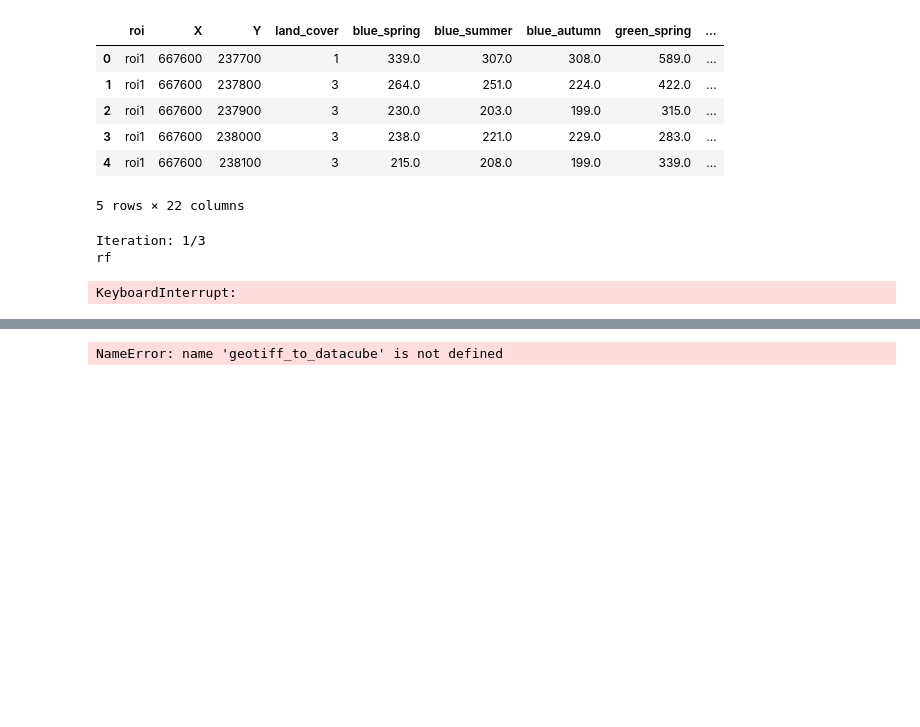
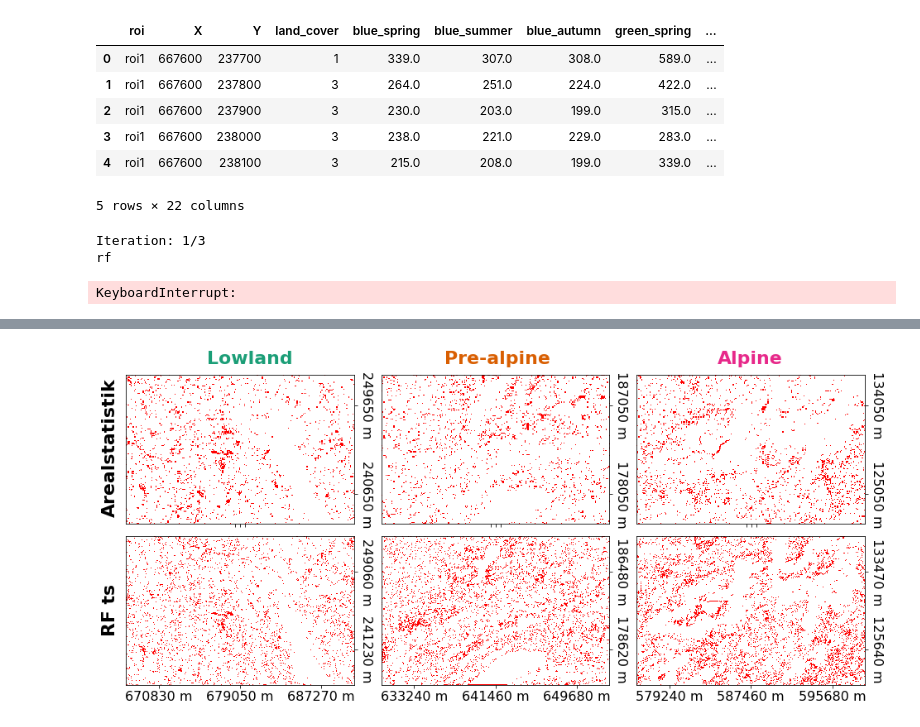
Before and after one commit to SebastianHafner/masterthesis, a Jupyter notebook: classification.ipynb, the cells around one changed output, grey strips where cells are left out. Saved outputs shown, nothing was run; the diff lists cells and outputs as text; code cells hidden in the pictures; blank space fills up the shorter version.

```diff
--- a/classification.ipynb
+++ b/classification.ipynb
@@ -1265,7 +1428,7 @@ error_matrix_as2013.print_summary()
 # change detection
 
 folder_validation = 'data/arealstatistik/'
-folder_maps = 'data/classification_data'
+folder_maps = 'data/classification_data/'
 
 rois = ['roi1','roi2','roi3']
 
@@ -1276,9 +1439,9 @@ def get_change(fname_t1,fname_t2):
     map_t2, _, _ = geotiff_to_datacube(fname_t2)
 
     shape = map_t1.shape
-    change = np.zeros((shape[0],shape[1]),dtype.np.int)
+    change = np.zeros((shape[0],shape[1]),dtype=np.int)
 
-    for index, _ in np.ndenumerate(change_):
+    for index, _ in np.ndenumerate(change):
         irow, icol = index
 
         lc_t1 = map_t1[irow,icol]
@@ -1292,29 +1455,27 @@ def get_change(fname_t1,fname_t2):
 for iroi, roi in enumerate(rois):
 
     # change validation
-    fname_val_as2004 = f'{folder_validation}validation_{roi}_as2004'
-    fname_val_as2013 = f'{folder_validation}validation_{roi}_as2013'
-    change_val geotransform, epsg = get_change(fname_val_as2004,fname_val_as2013)
+    fname_val_as2004 = f'{folder_validation}validation_{roi}_as2004.tif'
+    fname_val_as2013 = f'{folder_validation}validation_{roi}_as2013.tif'
+    change_val, geotransform, epsg = get_change(fname_val_as2004,fname_val_as2013)
     save_geotiff(change_val,geotransform,epsg,f'{folder_maps}change_validation_{roi}')
 
     # change classification
-    fname_class_as2004 = f'{folder_maps}rf_ts_{roi}_as2004'
-    fname_class_as2013 = f'{folder_maps}rf_ts_{roi}_as2013'
-    change_class geotransform, epsg = get_change(fname_class_as2004,fname_class_as2013)
+    fname_class_as2004 = f'{folder_maps}rf_ts_{roi}_as2004.tif'
+    fname_class_as2013 = f'{folder_maps}rf_ts_{roi}_as2013.tif'
+    change_class, geotransform, epsg = get_change(fname_class_as2004,fname_class_as2013)
     save_geotiff(change_class,geotransform,epsg,f'{folder_maps}change_rf_ts_{roi}')
-# %% [output]
-NameError: name 'geotiff_to_datacube' is not defined
 # %%
 # plot change
 
 
 def plot_change(ax,fname,show_xlabels=True,show_ylabels=True):
 
-    cmap = mpl.colors.ListedColormap(['#00000','#ff0000'])
+    cmap = mpl.colors.ListedColormap(['#ffffff','#ff0000'])
     norm = mpl.colors.BoundaryNorm(np.arange(-0.5,2), cmap.N)
 
     change, geotransform, epsg = geotiff_to_datacube(fname)
-    shape = (classification.shape[0], classification.shape[1], 1)
+    shape = (change.shape[0], change.shape[1], 1)
 
     im = ax.imshow(change[:,:,0], cmap=cmap, norm=norm)
 
@@ -1344,31 +1505,33 @@ def plot_change(ax,fname,show_xlabels=True,show_ylabels=True):
 
 rois = ['roi1','roi2','roi3']
 roi_names = ['Lowland','Pre-alpine','Alpine']
 roi_colors = ['#1b9e77','#d95f02','#e7298a']
 
 
 
-folder_maps = 'data/classification_data'
+folder_maps = 'data/classification_data/'
 
 
 fontsize_title = 22
 fontsize = 16
 
 fig, axs = plt.subplots(2,3, figsize=(16,7), facecolor='w', edgecolor='k') #sharey=True
 plt.rcParams.update({'font.size': fontsize})
 fig.subplots_adjust(hspace=0.05, wspace=0.12)
 axs = axs.ravel()
 
 for iroi, roi in enumerate(rois):
 
     plot_change(axs[iroi],f'{folder_maps}change_validation_{roi}.tif',False)
     plot_change(axs[iroi+3],f'{folder_maps}change_rf_ts_{roi}.tif')
 
 fig.text(0.1, 0.7, 'Arealstatistik', va='center', rotation='vertical',fontweight='bold',fontsize=fontsize_title)
 fig.text(0.1, 0.31, 'RF ts', va='center', rotation='vertical',fontweight='bold',fontsize=fontsize_title)
 
 fig.text(0.255, 0.9, roi_names[0], ha='center',fontweight='bold',fontsize=fontsize_title,color='#1b9e77')
 fig.text(0.515, 0.9, roi_names[1], ha='center',fontweight='bold',fontsize=fontsize_title,color='#d95f02')
 fig.text(0.78, 0.9, roi_names[2], ha='center',fontweight='bold',fontsize=fontsize_title,color='#e7298a')
 
 plt.savefig(f'plots/change_maps.png', dpi=300, bbox_inches = "tight")
+# %% [output]
+[figure, added]
```
Also changed, not shown: parts of 9 cells of this notebook.
